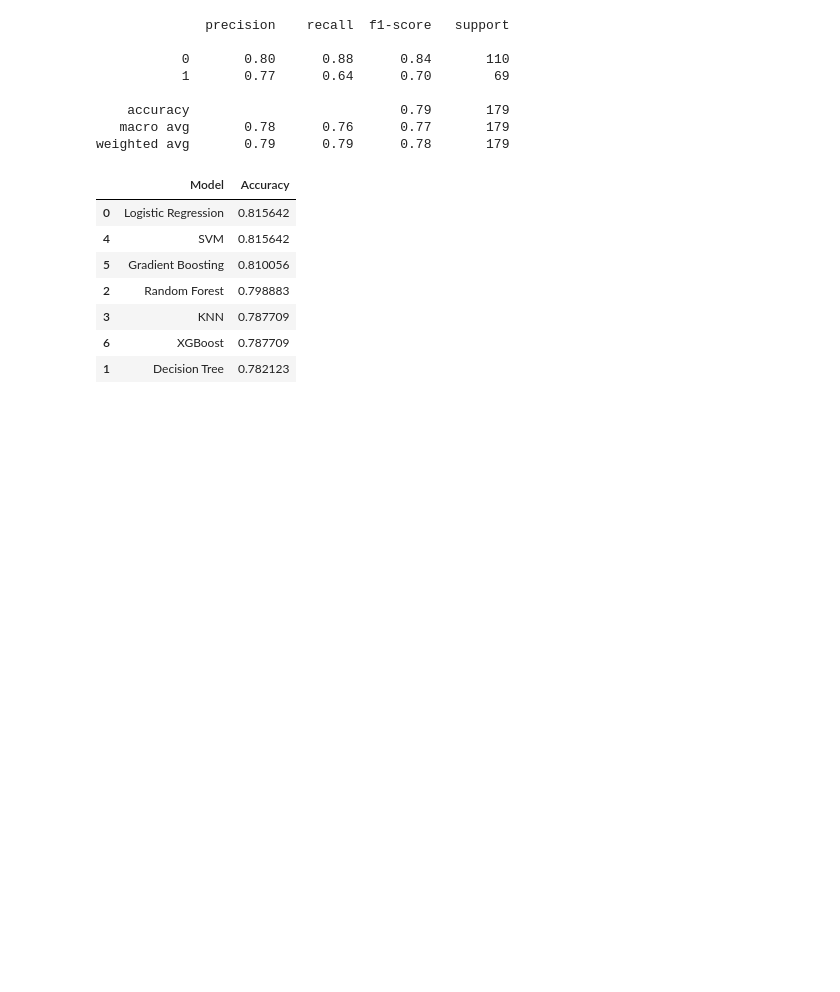
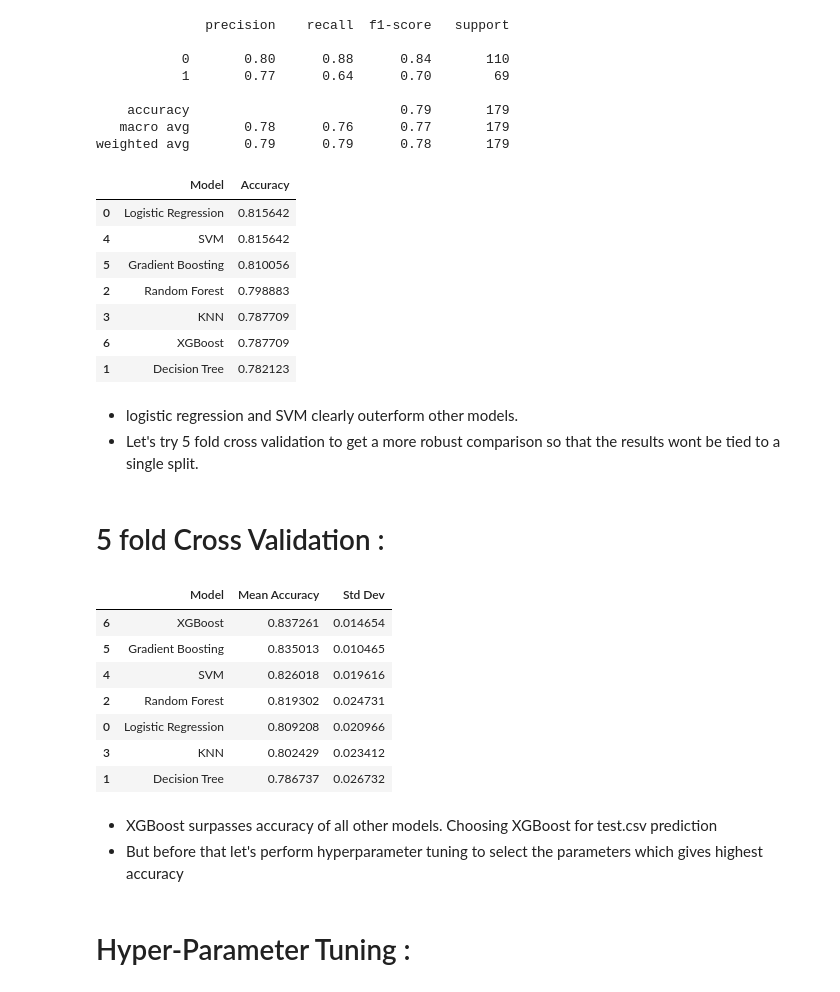
Before and after one commit to Rishabh-Devadiga/Data-Science-Lab, a Jupyter notebook: titanic_survival_prediction/TitanicSurvival.ipynb, the cells around one changed output. Saved outputs shown, nothing was run; the diff lists cells and outputs as text; code cells hidden in the pictures; blank space fills up the shorter version.

```diff
--- a/titanic_survival_prediction/TitanicSurvival.ipynb
+++ b/titanic_survival_prediction/TitanicSurvival.ipynb
@@ -975,3 +979,64 @@ comparison.sort_values(by="Accuracy", ascending=False)
 | 3 | KNN | 0.787709 |
 | 6 | XGBoost | 0.787709 |
 | 1 | Decision Tree | 0.782123 |
+# %% [markdown]
+- logistic regression and SVM clearly outerform other models.
+- Let's try 5 fold cross validation to get a more robust comparison so that the results wont be tied to a single split.
+# %% [markdown]
+# 5 fold Cross Validation :
+# %%
+cv = StratifiedKFold(
+    n_splits = 5,
+    shuffle = True,
+    random_state = 42
+)
+# %%
+models = {
+    "Logistic Regression": model,
+    "Decision Tree": decision_tree,
+    "Random Forest": random_forest,
+    "KNN": knn,
+    "SVM": svm,
+    "Gradient Boosting": gb,
+    "XGBoost": xgb
+}
+# %%
+cv_results = []
+
+for name, clf in models.items():
+    scores = cross_val_score(
+        clf,
+        X,
+        y,
+        cv = cv,
+        scoring = "accuracy"
+    )
+
+    cv_results.append({
+        "Model": name,
+        "Mean Accuracy": scores.mean(),
+        "Std Dev": scores.std()
+    })
+# %%
+cv_df = pd.DataFrame(cv_results)
+
+cv_df = cv_df.sort_values(
+    by="Mean Accuracy",
+    ascending=False
+)
+
+cv_df
+# %% [output]
+|  | Model | Mean Accuracy | Std Dev |
+| 6 | XGBoost | 0.837261 | 0.014654 |
+| 5 | Gradient Boosting | 0.835013 | 0.010465 |
+| 4 | SVM | 0.826018 | 0.019616 |
+| 2 | Random Forest | 0.819302 | 0.024731 |
+| 0 | Logistic Regression | 0.809208 | 0.020966 |
+| 3 | KNN | 0.802429 | 0.023412 |
+| 1 | Decision Tree | 0.786737 | 0.026732 |
+# %% [markdown]
+- XGBoost surpasses accuracy of all other models. Choosing XGBoost for test.csv prediction
+- But before that let's perform hyperparameter tuning to select the parameters which gives highest accuracy
+# %% [markdown]
+# Hyper-Parameter Tuning :
```
Also changed, not shown: parts of 19 cells of this notebook.
